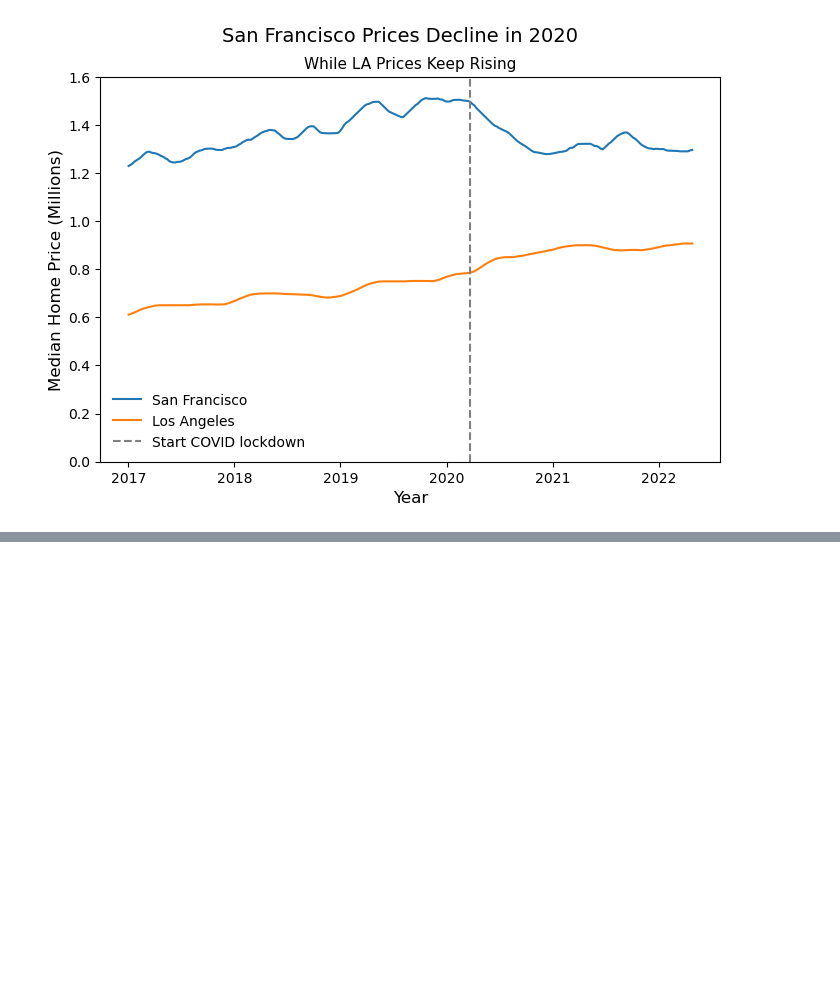
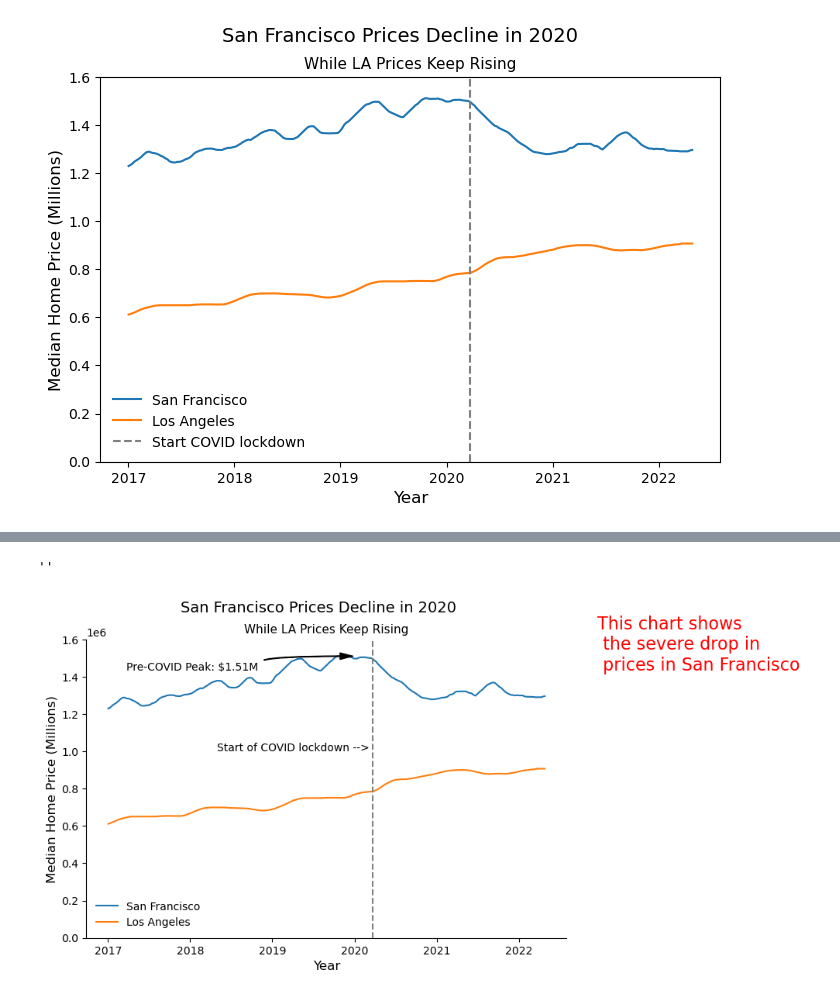
Before and after one commit to soslin/MatPlotLib_Seaborn_Practice, a Jupyter notebook: Matplotlib_formatting.ipynb, the cells around one changed output, grey strips where cells are left out. Drawn from its saved outputs; the diff is of its cells as text; code cells hidden in the pictures; blank space fills up the shorter version.

```diff
--- a/Matplotlib_formatting.ipynb
+++ b/Matplotlib_formatting.ipynb
@@ -303,0 +345,52 @@ ax.legend(loc = 'lower left', frameon = False)
+# %%
+fig, ax = plt.subplots(figsize = (8,5))
+
+#ax.plot(ca_housing_markets)
+
+ax.plot(ca_housing_markets.index,
+        ca_housing_markets['San Francisco'],
+        label = 'San Francisco'
+       )
+
+ax.plot(ca_housing_markets.index,
+        ca_housing_markets['Los Angeles'],
+        label = 'Los Angeles'
+       )
+
+fig.suptitle('San Francisco Prices Decline in 2020', fontsize = 14)
+
+ax.set_title('While LA Prices Keep Rising', fontsize = 11)
+ax.set_xlabel('Year', fontsize = 12)
+ax.set_ylabel("Median Home Price (Millions)", fontsize = 12)
+
+ax.set_ylim(0, 1600000)
+
+ax.axvline(18342, c = 'grey', ls = '--')
+ax.legend(loc = 'lower left', frameon = False)
+
+ax.text(17650, 1000000, "Start of COVID lockdown -->")
+
+fig.text(.95, .8,
+        "This chart shows \n the severe drop in \n prices in San Francisco",
+         fontname = "DejaVu Sans",
+         fontsize = 16,
+         color = 'red'
+        )
+ax.spines['top'].set_visible(False)
+ax.spines['right'].set_visible(False)
+
+ax.annotate("Pre-COVID Peak: $1.51M ",
+            xy = (18255, 1510000),
+            xytext = (17250, 1450000),
+            arrowprops = dict(
+                facecolor = 'black',
+                width = .5,
+                headwidth = 6,
+                connectionstyle = 'angle3, angleA=290, angleB = 0'),
+            verticalalignment = 'center'
+           )
+
+;
+# %% [output]
+''
+[figure, added]
```
Also changed, not shown: parts of 2 cells of this notebook.
